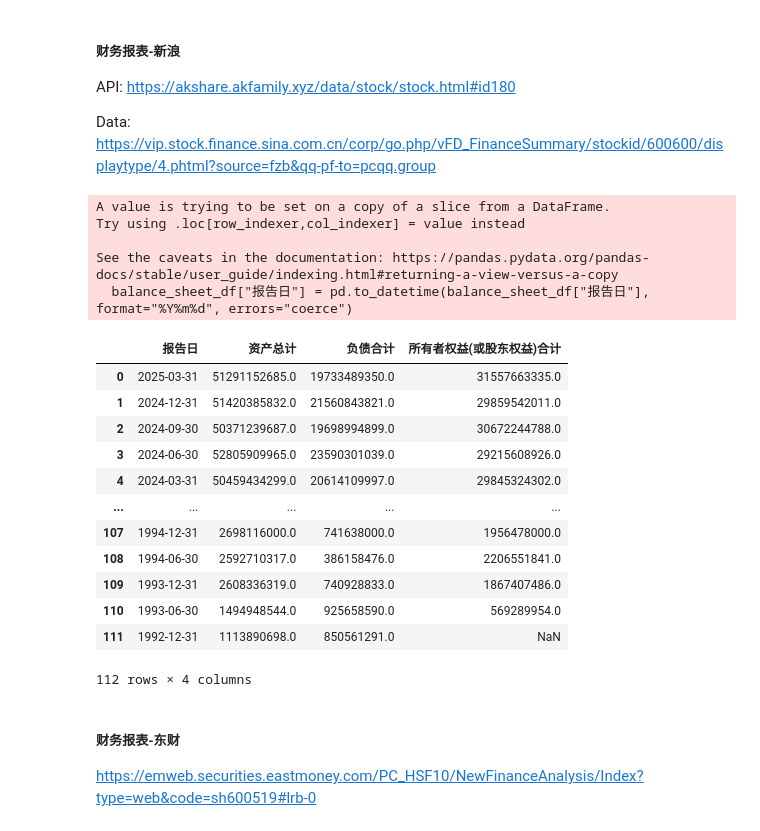
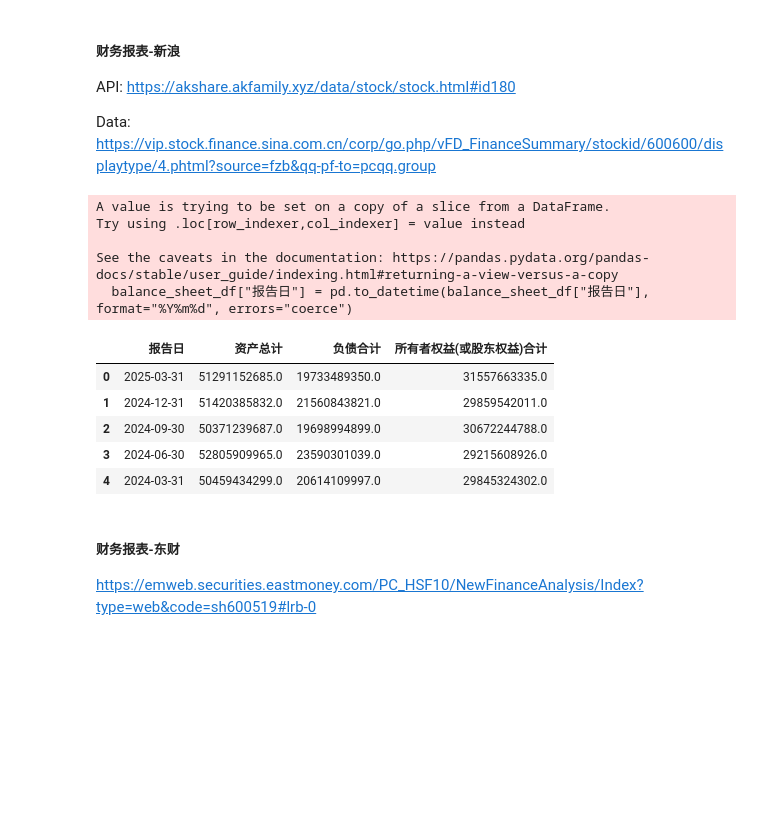
Before and after one commit to shugaoye/openbb_akshare, a Jupyter notebook: akshare_test.ipynb, the cells around one changed output. Cells and saved outputs as stored; diff of their text form; code cells hidden in the pictures; blank space fills up the shorter version.

```diff
--- a/akshare_test.ipynb
+++ b/akshare_test.ipynb
@@ -185,25 +182,18 @@ balance_sheet_sina = stock_financial_report_sina_df.T
 # %%
 # 报告日, 资产总计(totalAssets), 负债合计(totalDebt), 所有者权益(或股东权益)合计 (totalEquity)
 import pandas as pd
 balance_sheet_df = stock_financial_report_sina_df[["报告日", "资产总计", "负债合计", "所有者权益(或股东权益)合计"]]
 balance_sheet_df["报告日"] = pd.to_datetime(balance_sheet_df["报告日"], format="%Y%m%d", errors="coerce")
-balance_sheet_df
+balance_sheet_df.head()
 # %% [output]
 A value is trying to be set on a copy of a slice from a DataFrame.
 Try using .loc[row_indexer,col_indexer] = value instead
 
 See the caveats in the documentation: https://pandas.pydata.org/pandas-docs/stable/user_guide/indexing.html#returning-a-view-versus-a-copy
   balance_sheet_df["报告日"] = pd.to_datetime(balance_sheet_df["报告日"], format="%Y%m%d", errors="coerce")
 |  | 报告日 | 资产总计 | 负债合计 | 所有者权益(或股东权益)合计 |
 | 0 | 2025-03-31 | 51291152685.0 | 19733489350.0 | 31557663335.0 |
 | 1 | 2024-12-31 | 51420385832.0 | 21560843821.0 | 29859542011.0 |
 | 2 | 2024-09-30 | 50371239687.0 | 19698994899.0 | 30672244788.0 |
 | 3 | 2024-06-30 | 52805909965.0 | 23590301039.0 | 29215608926.0 |
 | 4 | 2024-03-31 | 50459434299.0 | 20614109997.0 | 29845324302.0 |
-| ... | ... | ... | ... | ... |
-| 107 | 1994-12-31 | 2698116000.0 | 741638000.0 | 1956478000.0 |
-| 108 | 1994-06-30 | 2592710317.0 | 386158476.0 | 2206551841.0 |
-| 109 | 1993-12-31 | 2608336319.0 | 740928833.0 | 1867407486.0 |
-| 110 | 1993-06-30 | 1494948544.0 | 925658590.0 | 569289954.0 |
-| 111 | 1992-12-31 | 1113890698.0 | 850561291.0 | NaN |
-112 rows × 4 columns
```
Also changed, not shown: parts of 23 cells of this notebook, 3 other files.
